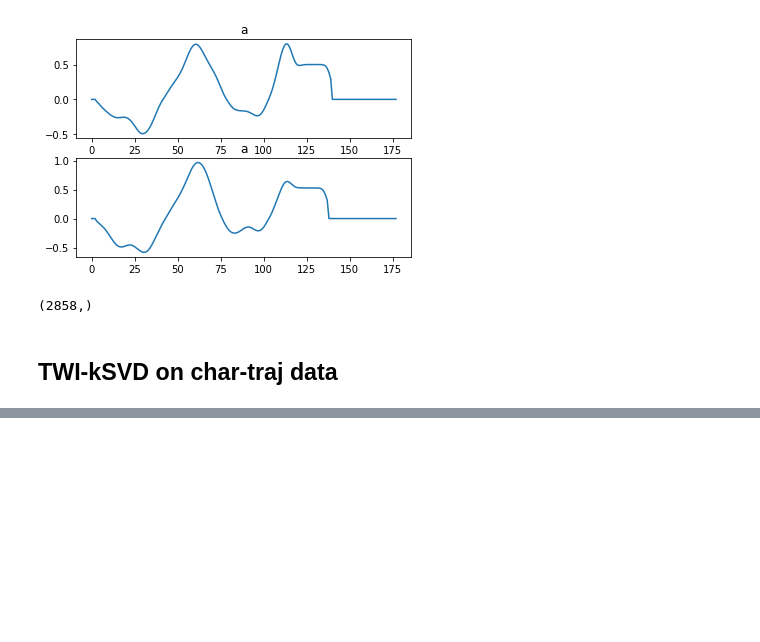
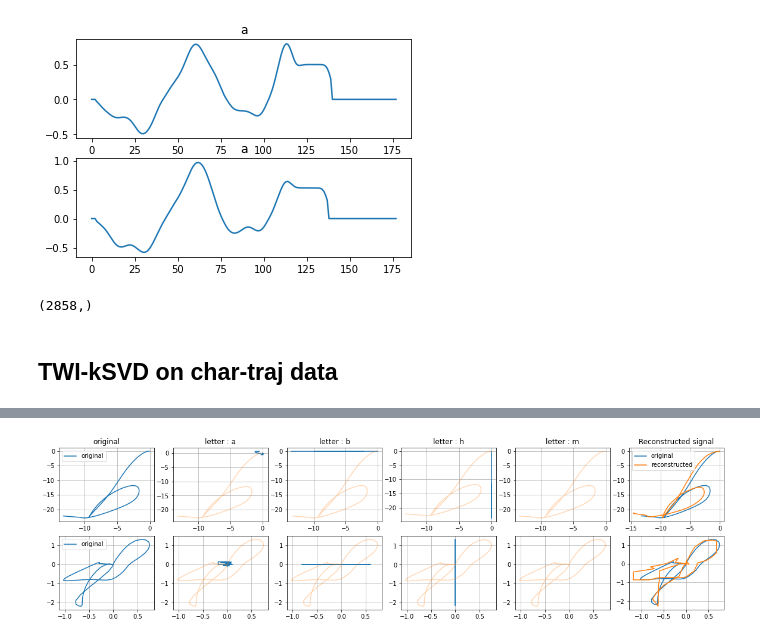
Before and after one commit to paplessix/TWI-kSVD, a Jupyter notebook: use_case/classifier.ipynb, the cells around one changed output, grey strips where cells are left out. Saved outputs shown, nothing was run; the diff lists cells and outputs as text; code cells hidden in the pictures; blank space fills up the shorter version.

```diff
--- a/use_case/classifier.ipynb
+++ b/use_case/classifier.ipynb
@@ -327,0 +343,41 @@ plt.show()
+# %%
+plt.figure(figsize = (20,5))
+plt.subplot(2,len(clf.selected_letters)+2,1)
+plt.plot(x_signal.cumsum(),y_signal.cumsum(),label = "original")
+plt.legend()
+plt.grid()
+plt.title("original")
+plt.subplot(2,6,7)
+plt.plot(x_signal,y_signal,label = "original")
+plt.legend()
+plt.grid()
+I = 0
+J = 0
+for j,i in enumerate(clf.generator_reconstructed_signal_per_letter(alphas_x,deltas_x,alphas_y,deltas_y)):
+  plt.subplot(2,len(clf.selected_letters)+2,j+2)
+  plt.plot(i[1].cumsum(),i[2].cumsum())
+  plt.plot(x_signal.cumsum(),y_signal.cumsum(),label = "original", alpha = 0.3)
+  plt.grid()
+  plt.title("letter : " +i[0])
+
+  plt.subplot(2,len(clf.selected_letters)+2,j+2+len(clf.selected_letters)+2)
+  plt.plot(i[1],i[2])
+  I += i[1]
+  J+= i[2]
+  plt.plot(x_signal,y_signal,label = "original", alpha = 0.3)
+  plt.grid()
+  # plt.plot(x_signal.cumsum(),y_signal.cumsum())
+plt.subplot(2,len(clf.selected_letters)+2,j+3)
+plt.plot(x_signal.cumsum(),y_signal.cumsum(),label = "original")
+plt.plot(reconstructed_x_signal.cumsum(),reconstructed_y_signal.cumsum(), label = "reconstructed")
+plt.grid()
+plt.title("Reconstructed signal")
+plt.legend()
+
+plt.subplot(2,len(clf.selected_letters)+2,j+3+len(clf.selected_letters)+2)
+plt.plot(x_signal,y_signal,label = "original")
+plt.plot(reconstructed_x_signal,reconstructed_y_signal, label = "reconstructed")
+plt.grid()
+plt.show()
+# %% [output]
+[figure, added]
```
Also changed, not shown: parts of 13 cells of this notebook, 1 other file.
